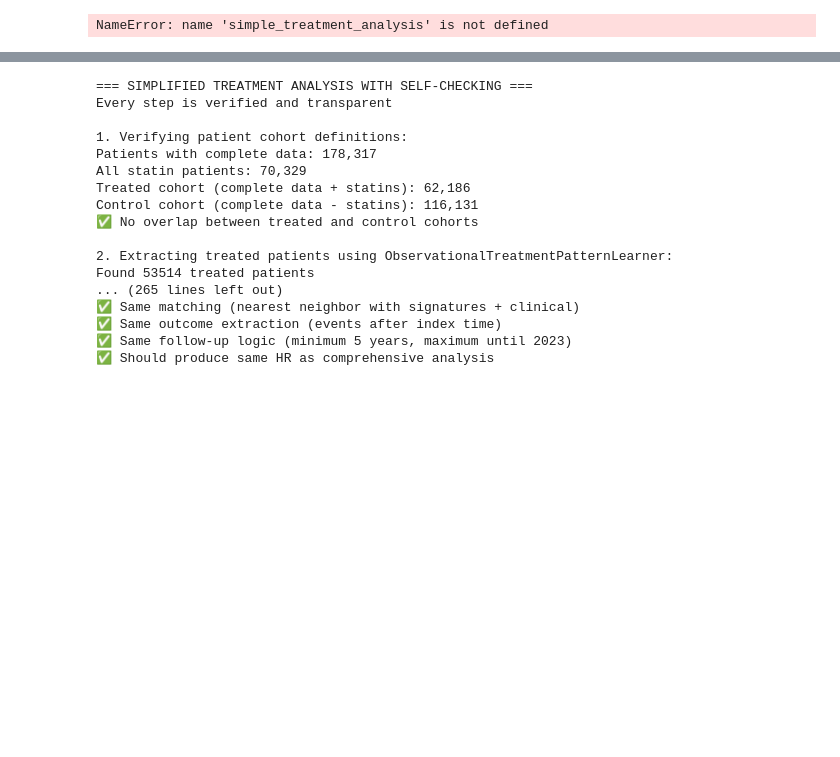
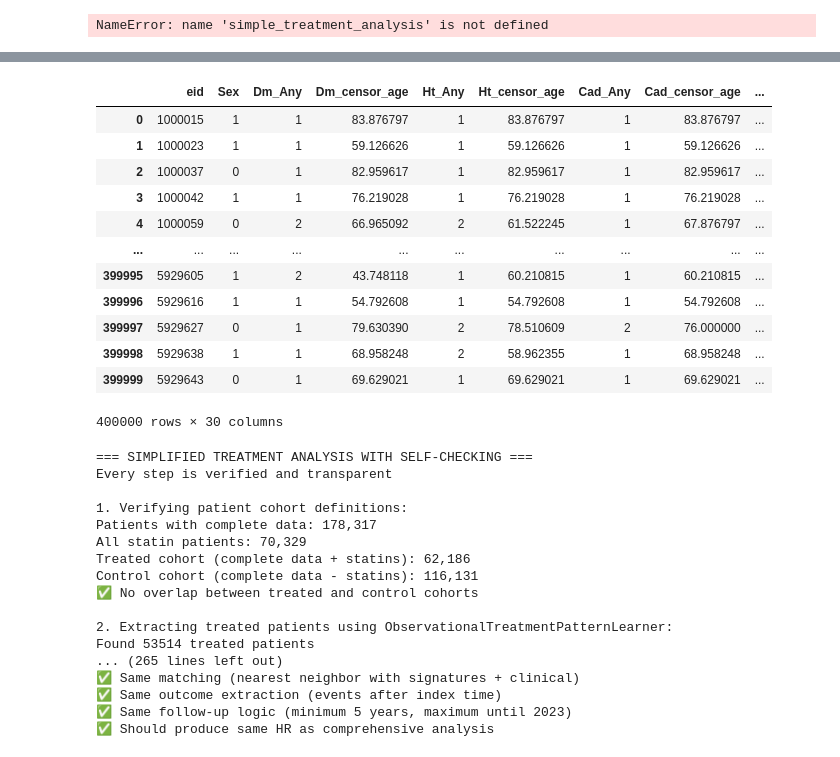
Before and after one commit to surbut/dtwin_noulli, a Jupyter notebook: comprehensive_analysis_notebook_clean.ipynb, the cells around one changed output, grey strips where cells are left out. Saved outputs shown, nothing was run; the diff lists cells and outputs as text; code cells hidden in the pictures; blank space fills up the shorter version.

```diff
--- a/comprehensive_analysis_notebook_clean.ipynb
+++ b/comprehensive_analysis_notebook_clean.ipynb
@@ -229,3 +230,19 @@ Found 53514 treated patients
+# %%
+cov
+# %% [output]
+|  | eid | Sex | Dm_Any | Dm_censor_age | Ht_Any | Ht_censor_age | Cad_Any | Cad_censor_age | ... |
+| 0 | 1000015 | 1 | 1 | 83.876797 | 1 | 83.876797 | 1 | 83.876797 | ... |
+| 1 | 1000023 | 1 | 1 | 59.126626 | 1 | 59.126626 | 1 | 59.126626 | ... |
+| 2 | 1000037 | 0 | 1 | 82.959617 | 1 | 82.959617 | 1 | 82.959617 | ... |
+| 3 | 1000042 | 1 | 1 | 76.219028 | 1 | 76.219028 | 1 | 76.219028 | ... |
+| 4 | 1000059 | 0 | 2 | 66.965092 | 2 | 61.522245 | 1 | 67.876797 | ... |
+| ... | ... | ... | ... | ... | ... | ... | ... | ... | ... |
+| 399995 | 5929605 | 1 | 2 | 43.748118 | 1 | 60.210815 | 1 | 60.210815 | ... |
+| 399996 | 5929616 | 1 | 1 | 54.792608 | 1 | 54.792608 | 1 | 54.792608 | ... |
+| 399997 | 5929627 | 0 | 1 | 79.630390 | 2 | 78.510609 | 2 | 76.000000 | ... |
+| 399998 | 5929638 | 1 | 1 | 68.958248 | 2 | 58.962355 | 1 | 68.958248 | ... |
+| 399999 | 5929643 | 0 | 1 | 69.629021 | 1 | 69.629021 | 1 | 69.629021 | ... |
+400000 rows × 30 columns
 # %%
 # Get the restrictive result (HR ≈ 1.000)
 results_restrictive = simple_treatment_analysis(
```
Also changed, not shown: parts of 2 cells of this notebook, 1 other file.
